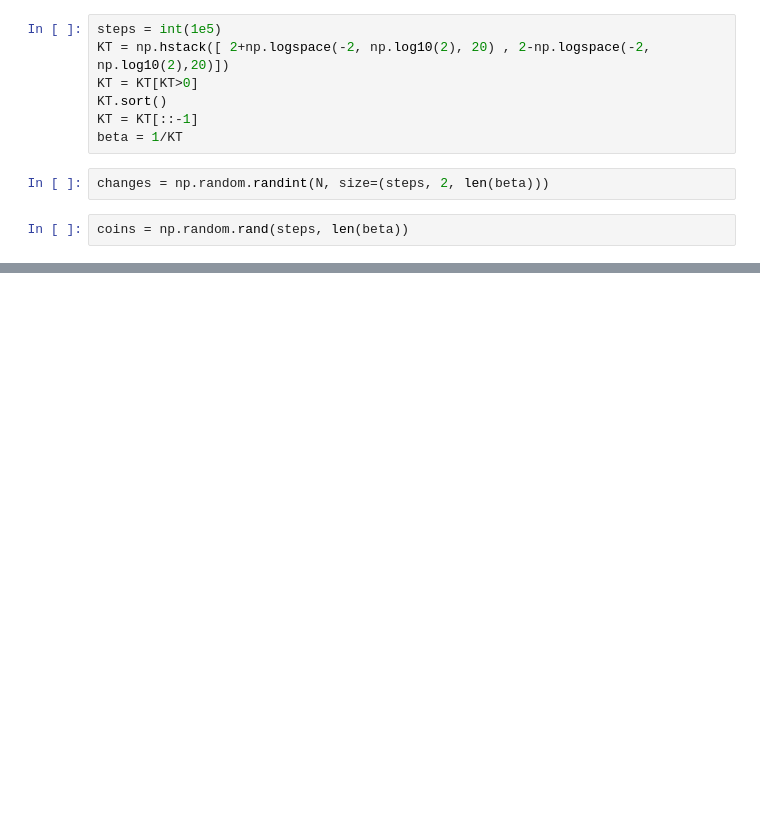
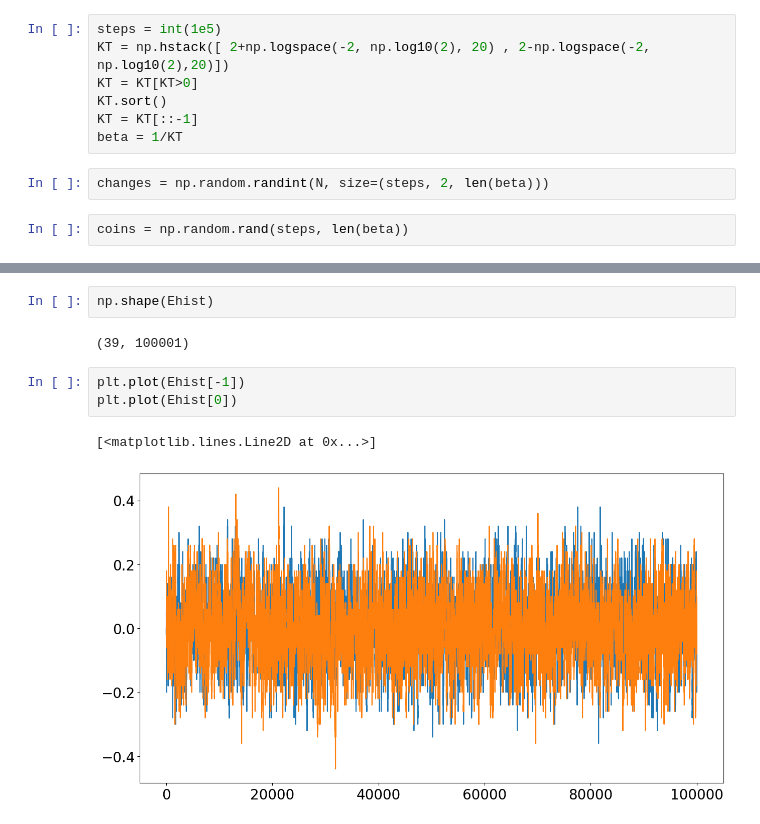
Before and after one commit to Modelizacion-de-Materiales/ModelizacionSolucionProblemas, a Jupyter notebook: Guia5-MC/Guia5-MC-python/Untitled.ipynb, the cells around one changed output, grey strips where cells are left out. Cells and saved outputs as stored; diff of their text form; blank space fills up the shorter version.

```diff
--- a/Guia5-MC/Guia5-MC-python/Untitled.ipynb
+++ b/Guia5-MC/Guia5-MC-python/Untitled.ipynb
@@ -125,0 +122,10 @@ array([3.5       , 3.01329346, 2.64502854, 2.3663821 , 2.15554518,
+# %%
+np.shape(Ehist)
+# %% [output]
+(39, 100001)
+# %%
+plt.plot(Ehist[-1])
+plt.plot(Ehist[0])
+# %% [output]
+[<matplotlib.lines.Line2D at 0x...>]
+[figure, added]
```
Also changed, not shown: parts of 9 cells of this notebook, 1 other file.
